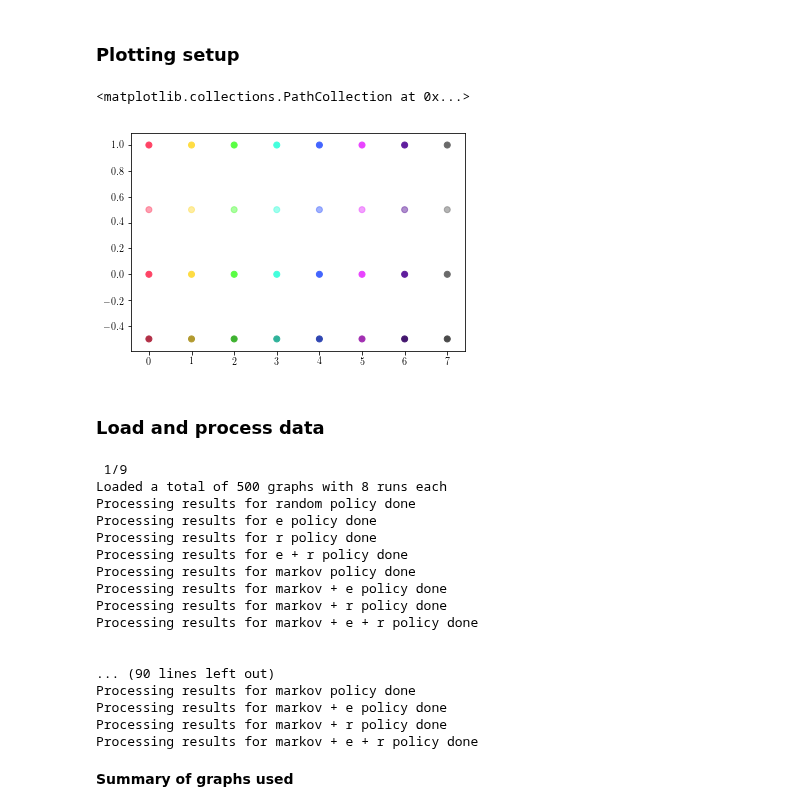
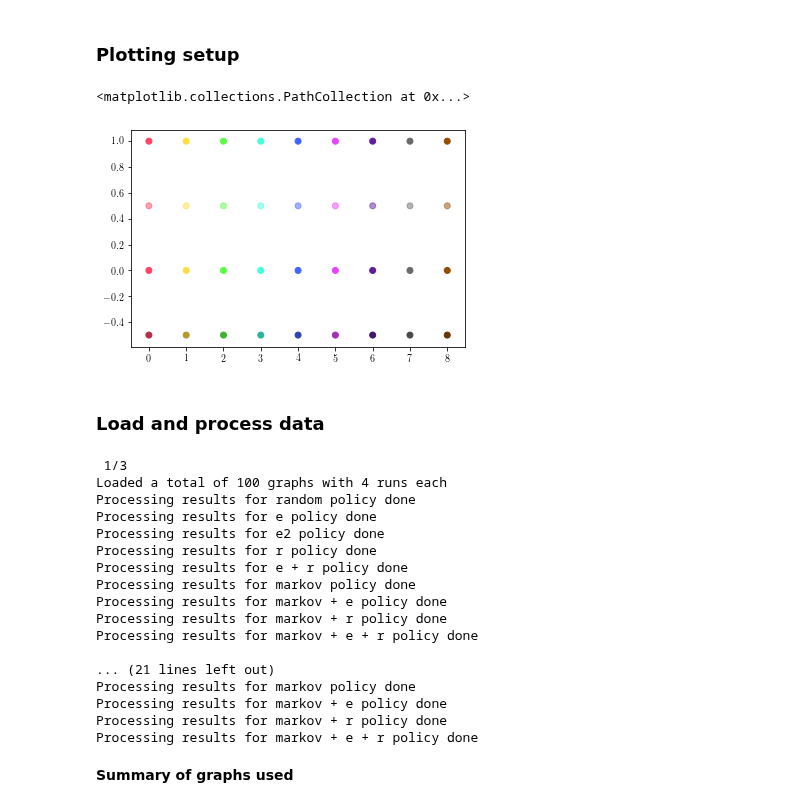
Before and after one commit to juangamella/aicp, a Jupyter notebook: plots_finite.ipynb, the cells around one changed output. Saved outputs shown, nothing was run; the diff lists cells and outputs as text; code cells hidden in the pictures.

```diff
--- a/plots_finite.ipynb
+++ b/plots_finite.ipynb
@@ -17,35 +17,35 @@ import pickle
 from matplotlib import rc
 rc('font',**{'family':'serif','sans-serif':['Computer Modern Roman']})
 rc('text', usetex=True)
 #plt.rcParams["font.family"] = "serif"
 #plt.rcParams["font.serif"] = ["Computer Modern Roman"]
 
 # Set legend size
 from matplotlib.font_manager import FontProperties
 fontP = FontProperties()
 fontP.set_size('medium')
 
 # Colors
 def to_rgb(H, b=1, a=1):
     RGBa = []
     for h in H:
         h = h.lstrip("#")
         RGBa.append(tuple(int(h[i:i+2], 16) / 256 * b for i in (0, 2, 4)) + (a,))
     return np.array(RGBa)
 
 cmap = matplotlib.cm.get_cmap('tab20')
-base = ["#ff4365", "#ffdd43", "#59ff43", "#43ffdd", "#4365ff", "#e943ff", "#601e9e", "#6a6a6a"]#np.array([cmap(i) for i in range(2,20)])
+base = ["#ff4365", "#ffdd43", "#59ff43", "#43ffdd", "#4365ff", "#e943ff", "#601e9e", "#6a6a6a", "#964b00"]#np.array([cmap(i) for i in range(2,20)])
 plt.scatter(np.arange(len(base)), np.ones(len(base)), c = base)
 #base = [base[i] for i in [0,1,3]]
 colors = to_rgb(base)
 colorsa = to_rgb(base, a=0.5)
 colorsb = to_rgb(base, b=0.7)
 plt.scatter(np.arange(len(colors)), np.zeros(len(colors)), c = colors)
 plt.scatter(np.arange(len(colors)), np.ones(len(colors))*0.5, c = colorsa)
 plt.scatter(np.arange(len(colors)), np.ones(len(colors))*-0.5, c = colorsb)
 # %% [output]
 <matplotlib.collections.PathCollection at 0x...>
-[figure, old version]
+[figure, new version]
 # %% [markdown]
 ### Load and process data
 # %%
@@ -145,10 +145,11 @@ def process_experiments(experiments):
 # %%
-Trajectories, Type1Errors, NoInts, N, P, runs, names, cases = process_experiments(experiments)
+Trajectories, Type1Errors, NoInts, EmptyPoolEvents, N, P, runs, names, cases = process_experiments(experiments)
 # %% [output]
- 1/9
-Loaded a total of 500 graphs with 8 runs each
+ 1/3
+Loaded a total of 100 graphs with 4 runs each
 Processing results for random policy done
 Processing results for e policy done
+Processing results for e2 policy done
 Processing results for r policy done
 Processing results for e + r policy done
 Processing results for markov policy done
@@ -156,8 +157,7 @@ Processing results for markov + e policy done
 Processing results for markov + r policy done
 Processing results for markov + e + r policy done
 
-
-... (90 lines left out)
+... (21 lines left out)
 Processing results for markov policy done
 Processing results for markov + e policy done
 Processing results for markov + r policy done
```
Also changed, not shown: parts of 11 cells of this notebook, 1 other file.
